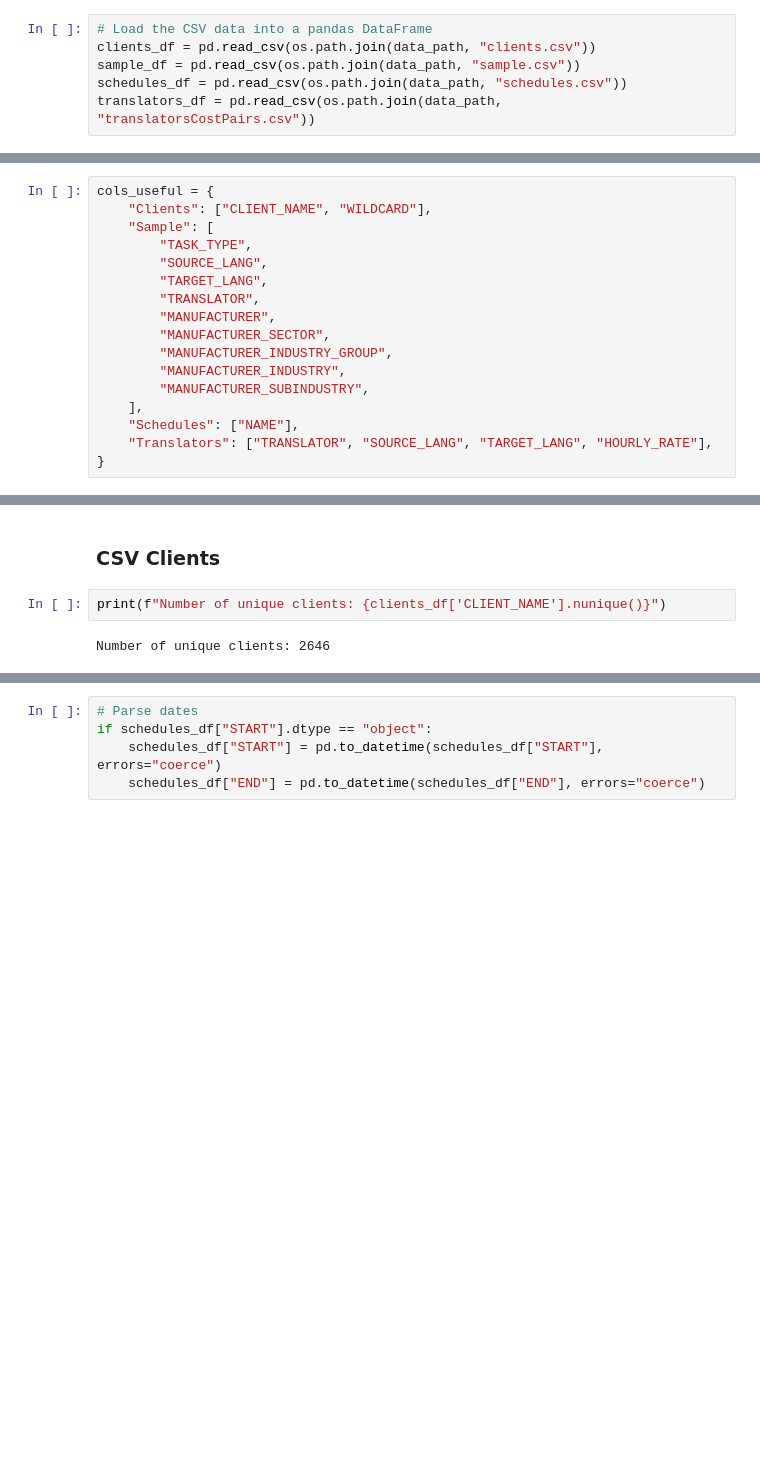
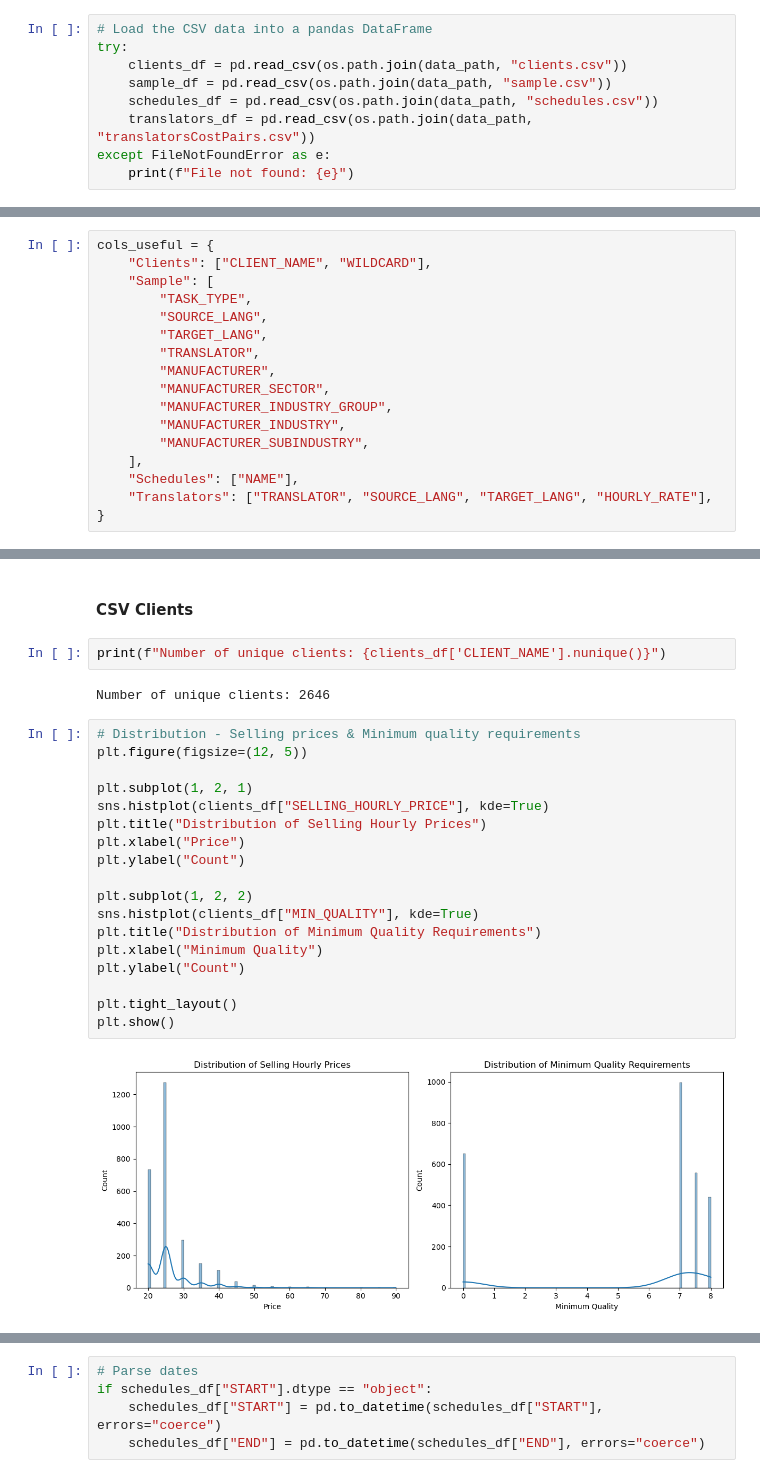
Before and after one commit to dmxocean/synthesisOne, a Jupyter notebook: notebooks/data_analysis.ipynb, the cells around one changed output, grey strips where cells are left out. Saved outputs shown, nothing was run; the diff lists cells and outputs as text; blank space fills up the shorter version.

```diff
--- a/notebooks/data_analysis.ipynb
+++ b/notebooks/data_analysis.ipynb
@@ -21,10 +26,13 @@ import seaborn as sns
 data_path = "../data/raw/"
 # %%
 # Load the CSV data into a pandas DataFrame
-clients_df = pd.read_csv(os.path.join(data_path, "clients.csv"))
-sample_df = pd.read_csv(os.path.join(data_path, "sample.csv"))
-schedules_df = pd.read_csv(os.path.join(data_path, "schedules.csv"))
-translators_df = pd.read_csv(os.path.join(data_path, "translatorsCostPairs.csv"))
+try:
+    clients_df = pd.read_csv(os.path.join(data_path, "clients.csv"))
+    sample_df = pd.read_csv(os.path.join(data_path, "sample.csv"))
+    schedules_df = pd.read_csv(os.path.join(data_path, "schedules.csv"))
+    translators_df = pd.read_csv(os.path.join(data_path, "translatorsCostPairs.csv"))
+except FileNotFoundError as e:
+    print(f"File not found: {e}")
 # %% [markdown]
 ### Overview
 # %%
@@ -312,6 +320,26 @@ Sample Dataset
 # %% [markdown]
-### CSV Clients
+#### CSV Clients
 # %%
 print(f"Number of unique clients: {clients_df['CLIENT_NAME'].nunique()}")
 # %% [output]
 Number of unique clients: 2646
+# %%
+# Distribution - Selling prices & Minimum quality requirements
+plt.figure(figsize=(12, 5))
+
+plt.subplot(1, 2, 1)
+sns.histplot(clients_df["SELLING_HOURLY_PRICE"], kde=True)
+plt.title("Distribution of Selling Hourly Prices")
+plt.xlabel("Price")
+plt.ylabel("Count")
+
+plt.subplot(1, 2, 2)
+sns.histplot(clients_df["MIN_QUALITY"], kde=True)
+plt.title("Distribution of Minimum Quality Requirements")
+plt.xlabel("Minimum Quality")
+plt.ylabel("Count")
+
+plt.tight_layout()
+plt.show()
+# %% [output]
+[figure, added]
```
Also changed, not shown: parts of 18 cells of this notebook, 1 other file.
